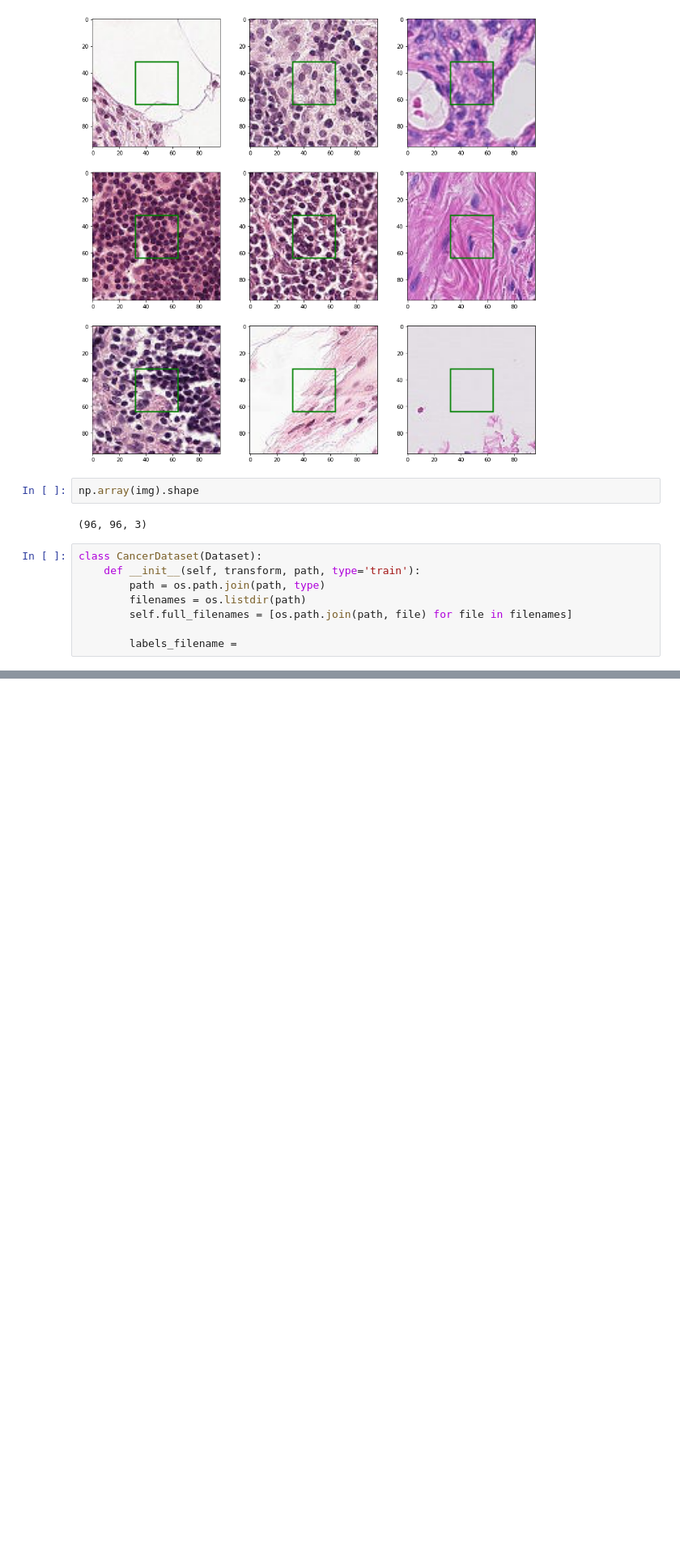
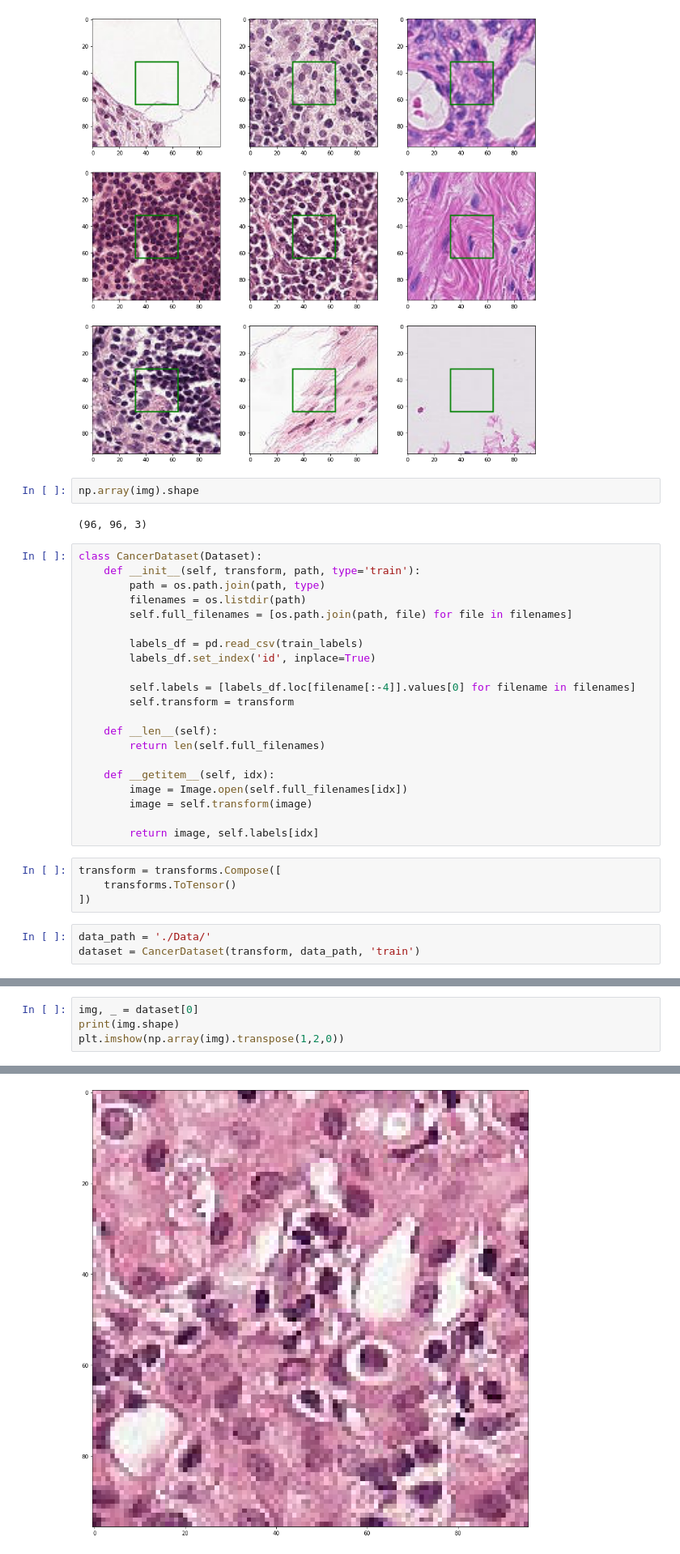
Before and after one commit to billbai0102/DeepLearning, a Jupyter notebook: Histopathologic Cancer Detection/cancerdetection.ipynb, the cells around one changed output, grey strips where cells are left out. Shown at 81% size. Cells and saved outputs as stored; diff of their text form; blank space fills up the shorter version.

Commit message:
custom dataset class + visualization

```diff
--- a/Histopathologic Cancer Detection/cancerdetection.ipynb
+++ b/Histopathologic Cancer Detection/cancerdetection.ipynb
@@ -92,4 +90,24 @@ class CancerDataset(Dataset):
         filenames = os.listdir(path)
         self.full_filenames = [os.path.join(path, file) for file in filenames]
 
-        labels_filename =
+        labels_df = pd.read_csv(train_labels)
+        labels_df.set_index('id', inplace=True)
+
+        self.labels = [labels_df.loc[filename[:-4]].values[0] for filename in filenames]
+        self.transform = transform
+
+    def __len__(self):
+        return len(self.full_filenames)
+
+    def __getitem__(self, idx):
+        image = Image.open(self.full_filenames[idx])
+        image = self.transform(image)
+
+        return image, self.labels[idx]
+# %%
+transform = transforms.Compose([
+    transforms.ToTensor()
+])
+# %%
+data_path = './Data/'
+dataset = CancerDataset(transform, data_path, 'train')
@@ -95,0 +135,5 @@ class CancerDataset(Dataset):
+# %%
+img, _ = dataset[0]
+print(img.shape)
+plt.imshow(np.array(img).transpose(1,2,0))
+# %% [output]
@@ -95,0 +142 @@ class CancerDataset(Dataset):
+[figure, added]
```
Also changed, not shown: parts of 8 cells of this notebook.
